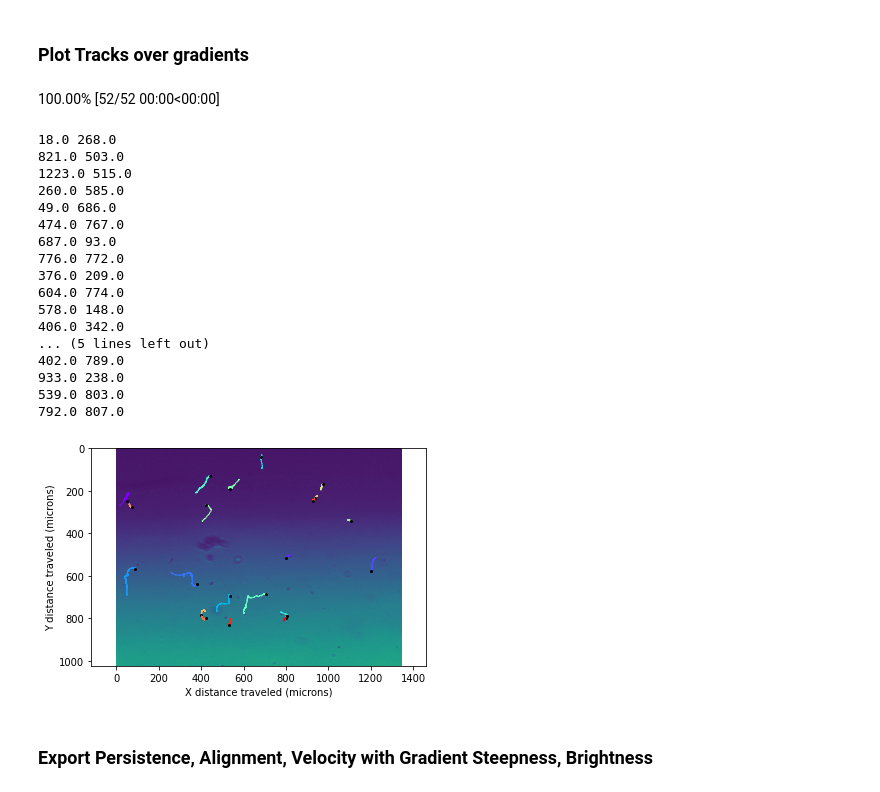
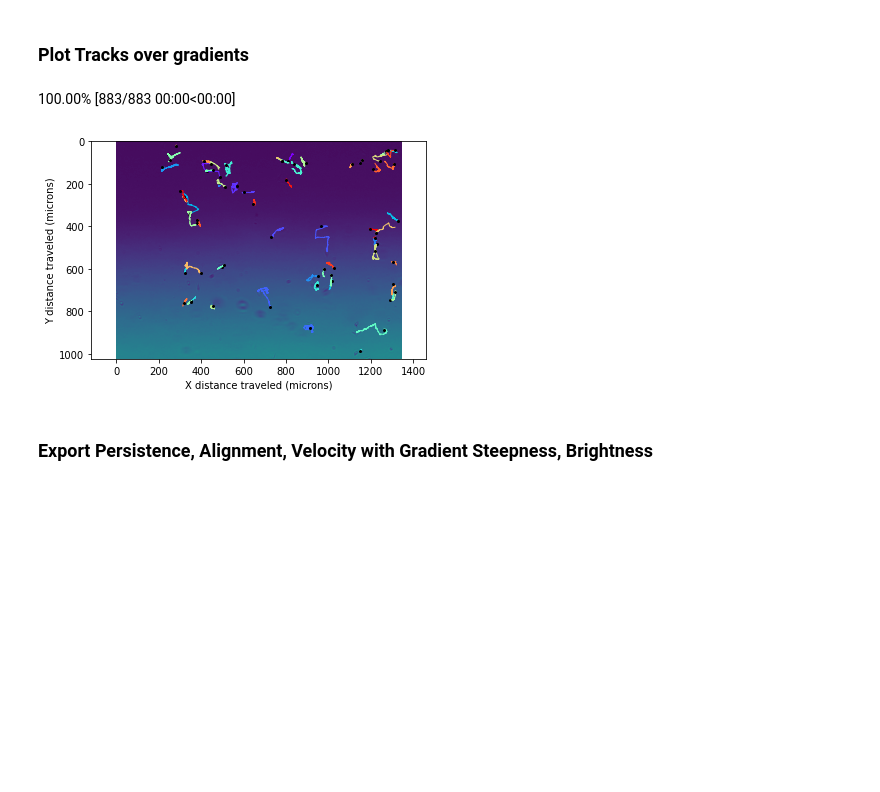
Before and after one commit to minerharry/SegmenterProcessing, a Jupyter notebook: Colab Notebooks/segmentationQC_trackingQC_harrison_refactoring.ipynb, the cells around one changed output. Drawn from its saved outputs; the diff is of its cells as text; code cells hidden in the pictures; blank space fills up the shorter version.

```diff
--- a/Colab Notebooks/segmentationQC_trackingQC_harrison_refactoring.ipynb
+++ b/Colab Notebooks/segmentationQC_trackingQC_harrison_refactoring.ipynb
@@ -1394,7 +1446,7 @@ process_ready = True
 #@markdown Get combined images & masks for visualization, draw mask centers and labeled names
 
 #@markdown Which movie to load
-movie_selection=8 #@param {type:"integer"}
+movie_selection=10 #@param {type:"integer"}
 
 #@markdown if you want to process the other movies while loading the selection
 process_all = False #@param {type:"boolean"}
@@ -2060,5 +2119,8 @@ Operation completed over 1 objects/45.9 KiB.
 # %%
 #@markdown # Compute track points
+
+#@markdown whether to shift all the tracks so their centers are at the origin, or to plot their positions how they were in 2d space
+from_origin = True #@param {type:"boolean"}
 
 centertype = track_params['centroidtype'];
 centerx = centertype + 'x';
@@ -2075,8 +2137,10 @@ for movie,tracks in bar:
     if not trackStatus[movie][id]:
       continue;
 
-    # start = data.iloc[0];
-    start = {centerx:0,centery:0};
+    if from_origin:
+      start = data.iloc[0];
+    else:
+      start = {centerx:0,centery:0};
     points = [];
     for x,y in zip(data.iloc[1:][centerx],data.iloc[1:][centery]):
       points.append(((x-start[centerx]),(y-start[centery])));
@@ -2087,10 +2162,10 @@ for movie,tracks in bar:
 # %%
 #@markdown ## Plot movie tracks
 #@markdown If movie is -1, will plot tracks from all movies
-movie = 1#@param{type:"integer"}
+movie = 9#@param{type:"integer"}
 
 #@markdown If you want to plot a range of movies, setting this to a positive number will plot all movies from movie to movie_end
-movie_end =  -1#@param{type:"integer"}
+movie_end =  -1#@param{type:"raw"}
 
 #@markdown whether to plot each track in different colors (if false, all will be black);
 do_color = True #@param{type:"boolean"}
@@ -2102,7 +2177,7 @@ do_legend = False #@param{type:"boolean"}
 selected_movies = [];
 if movie == -1:
   selected_movies = origin_adjusted_tracks.keys();
-elif movie_end > 0 and movie_end in origin_adjusted_tracks:
+elif movie_end and movie_end > 0 and movie_end in origin_adjusted_tracks:
   selected_movies = range(movie,movie_end+1)
 elif (movie not in origin_adjusted_tracks):
   raise Exception(f"Error: movie #{movie} not in experimental movies {list(origin_adjusted_tracks.keys())}");
@@ -2123,9 +2198,9 @@ for movie in selected_movies:
 colors = cm.rainbow(np.linspace(0, 1, len(ys)))
 for (x,y,n,c) in zip(xs,ys,labels,colors):
   if do_color:
-    plt.plot(x, y, color=c,lineWidth=1,label=n);
+    plt.plot(x, y, color=c,linewidth=1,label=n);
   else:
-    plt.plot(x,y,color = 'black', lineWidth=1,label=n);
+    plt.plot(x,y,color = 'black', linewidth=1,label=n);
 
 plt.xlabel(f"X distance traveled ({distance_unit})")
 plt.ylabel(f"Y distance traveled ({distance_unit})")
@@ -2257,12 +2333,12 @@ def plot_gradient(movie:int,do_color=True,do_startmarker=True):
   for (x,y,n,c) in zip(xs,ys,labels,colors):
 
     if do_color:
-      plt.plot(x, y, color=c,lineWidth=1,label=n);
+      plt.plot(x, y, color=c,linewidth=1,label=n);
     else:
-      plt.plot(x,y,color = 'black', lineWidth=1,label=n);
+      plt.plot(x,y,color = 'black', linewidth=1,label=n);
 
     if do_startmarker:
-      print(x[0],y[0])
+      # print(x[0],y[0])
       plt.plot(x[-1],y[-1],marker='o',color='black',markersize=2);
 
   plt.xlabel(f"X distance traveled ({distance_unit})")
@@ -2273,27 +2349,10 @@ def plot_gradient(movie:int,do_color=True,do_startmarker=True):
   fig = plt.gcf();
   return fig;
 # %%
-plot_gradient(2).show();
+plot_gradient(6).show();
 # %% [output]
-100.00% [52/52 00:00<00:00]
+100.00% [883/883 00:00<00:00]
-18.0 268.0
-821.0 503.0
-1223.0 515.0
-260.0 585.0
-49.0 686.0
-474.0 767.0
-687.0 93.0
-776.0 772.0
-376.0 209.0
-604.0 774.0
-578.0 148.0
-406.0 342.0
-... (5 lines left out)
-402.0 789.0
-933.0 238.0
-539.0 803.0
-792.0 807.0
-[figure, old version]
+[figure, new version]
 # %% [markdown]
 ### Export Persistence, Alignment, Velocity with Gradient Steepness, Brightness
 # %%
```
Also changed, not shown: parts of 19 cells of this notebook, 27 other files.
